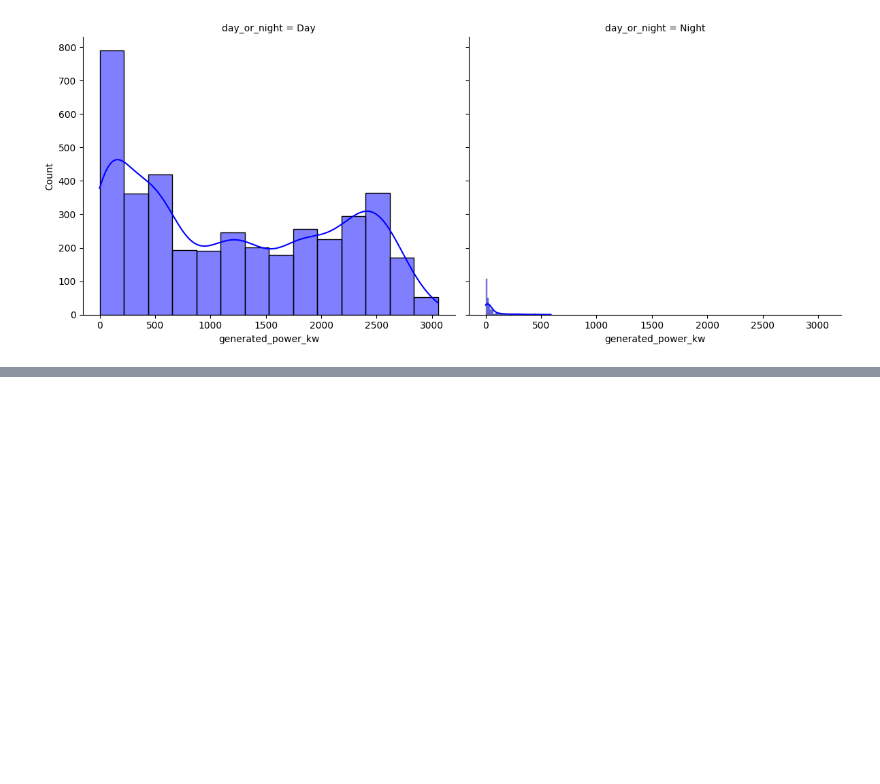
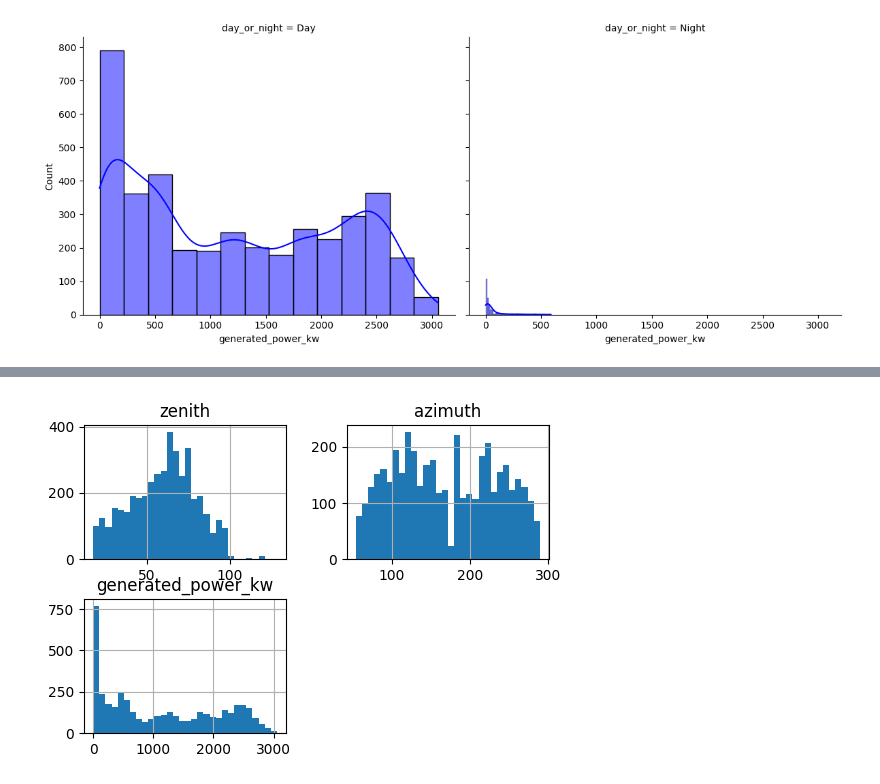
Before and after one commit to JabeenFathimaa/Week_1, a Jupyter notebook: solar power prediction/solarpowergeneration.ipynb, the cells around one changed output, grey strips where cells are left out. Cells and saved outputs as stored; diff of their text form; code cells hidden in the pictures; blank space fills up the shorter version.

```diff
--- a/solar power prediction/solarpowergeneration.ipynb
+++ b/solar power prediction/solarpowergeneration.ipynb
@@ -162,0 +182,5 @@ plt.show()
+# %%
+df[df.columns[18:21]].hist(bins=30, figsize=(6,4))
+plt.show()
+# %% [output]
+[figure, added]
```
Also changed, not shown: parts of 9 cells of this notebook.
